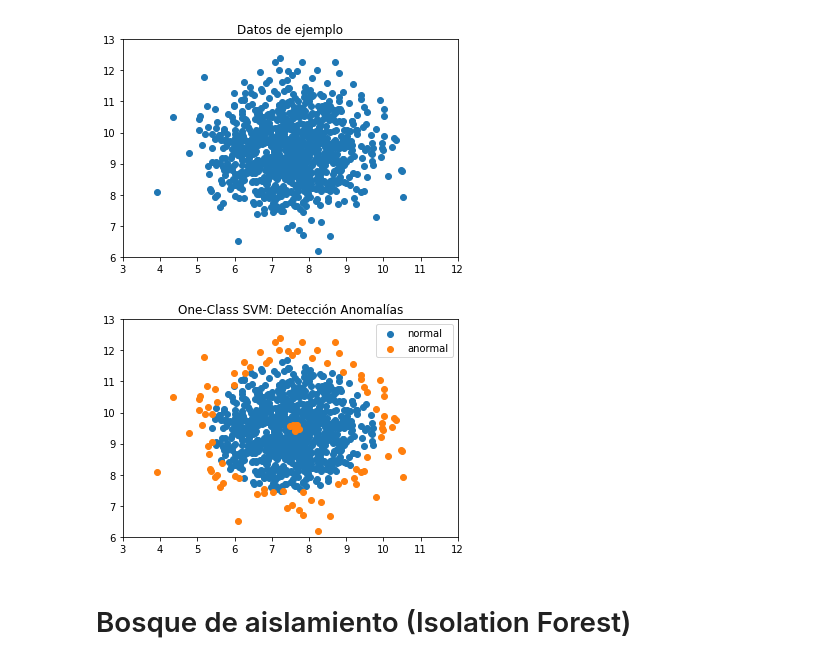
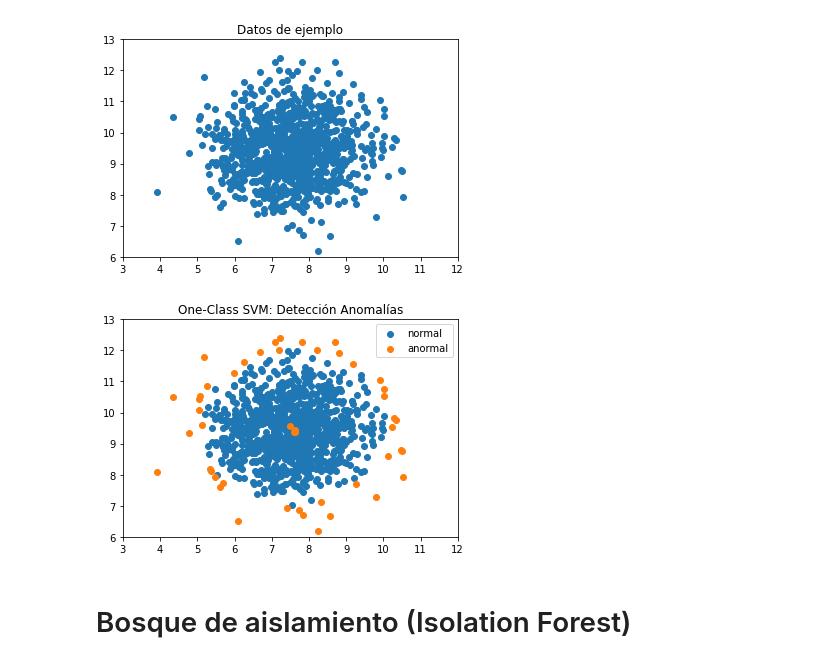
Before and after one commit to fleaman-udec/aprendizaje-automatico, a Jupyter notebook: AAIM-M3b-Anomalias-Novedades.ipynb, the cells around one changed output. Saved outputs shown, nothing was run; the diff lists cells and outputs as text; code cells hidden in the pictures.

```diff
--- a/AAIM-M3b-Anomalias-Novedades.ipynb
+++ b/AAIM-M3b-Anomalias-Novedades.ipynb
@@ -64,15 +64,17 @@ plt.show()
 # %%
 from sklearn.svm import OneClassSVM
 
-clf = OneClassSVM(kernel='rbf', nu=0.1).fit(X)
+clf = OneClassSVM(kernel='rbf', nu=0.05).fit(X)
 y_predict = clf.predict(X)
+#print(y_predict)
+
 plt.scatter(X[:, 0][y_predict == 1], X[:, 1][y_predict == 1], label='normal')
 plt.scatter(X[:, 0][y_predict == -1], X[:, 1][y_predict == -1], label='anormal')
 plt.xlim(3, 12), plt.ylim(6, 13), plt.title('One-Class SVM: Detección Anomalías')
 plt.legend()
 plt.show()
 # %% [output]
-[figure, old version]
+[figure, new version]
 # %% [markdown]
 # Bosque de aislamiento (Isolation Forest)
 # %% [markdown]
```
Also changed, not shown: parts of 3 cells of this notebook, 2 other files.
